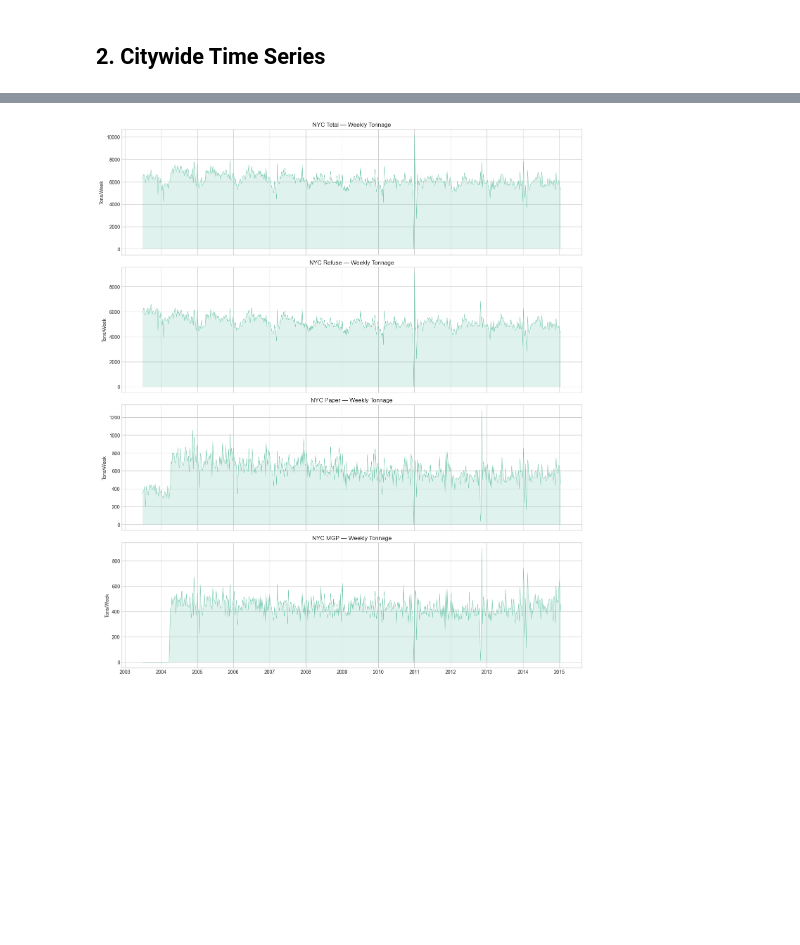
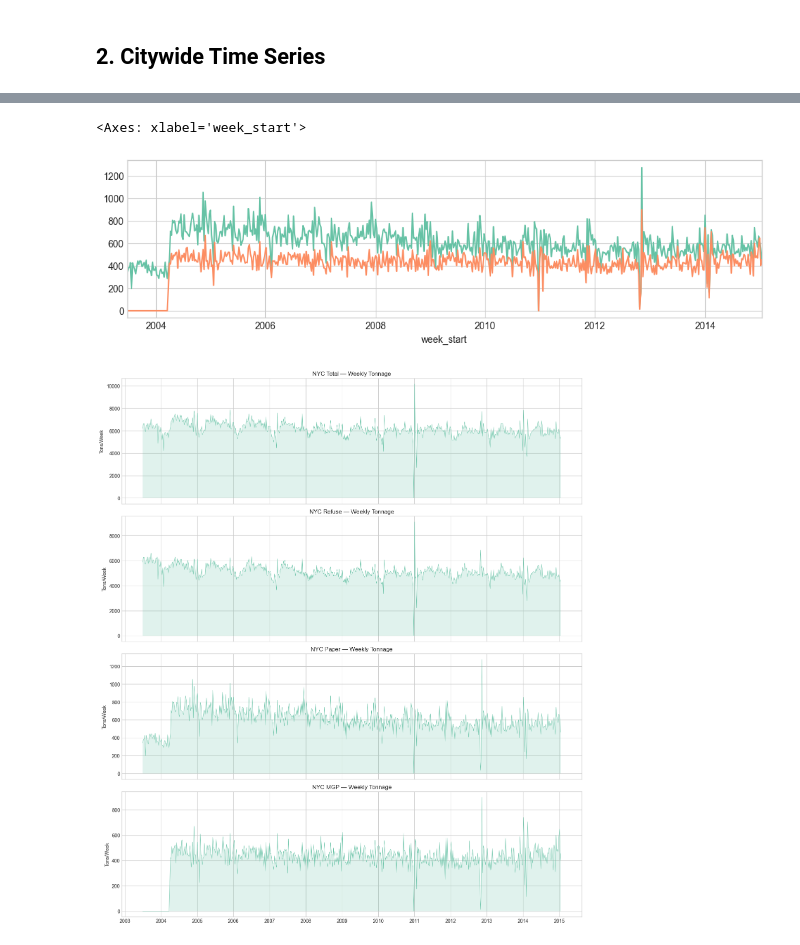
Before and after one commit to nejohnson2/urban-waste-dynamics-nyc, a Jupyter notebook: notebooks/02_eda_processed.ipynb, the cells around one changed output, grey strips where cells are left out. Saved outputs shown, nothing was run; the diff lists cells and outputs as text; code cells hidden in the pictures; blank space fills up the shorter version.

```diff
--- a/notebooks/02_eda_processed.ipynb
+++ b/notebooks/02_eda_processed.ipynb
@@ -81,3 +86,9 @@ Name: tons_total, dtype: float64
+# %%
+citywide['tons_paper'].plot(figsize=(12,3))
+citywide['tons_mgp'].plot(figsize=(12,3))
+# %% [output]
+<Axes: xlabel='week_start'>
+[figure, added]
 # %%
 # Aggregate citywide
 citywide = df_district.groupby('week_start')[['tons_refuse', 'tons_paper', 'tons_mgp', 'tons_total']].sum()
```
Also changed, not shown: parts of 3 cells of this notebook, 2 other files.
